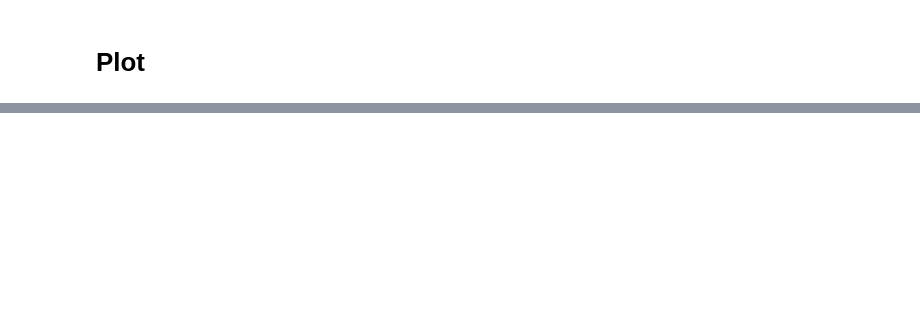
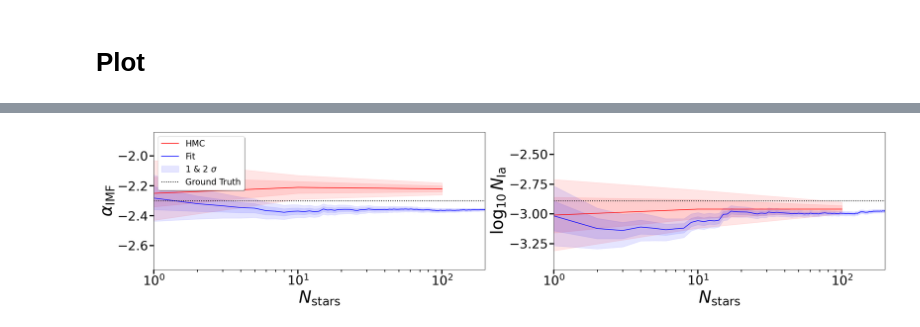
Before and after one commit to bGuenes/sbi_chemical_abundances, a Jupyter notebook: 05_alternative_yields.ipynb, the cells around one changed output, grey strips where cells are left out. Drawn from its saved outputs; the diff is of its cells as text; code cells hidden in the pictures; blank space fills up the shorter version.

```diff
--- a/05_alternative_yields.ipynb
+++ b/05_alternative_yields.ipynb
@@ -126,3 +144,14 @@ n_stars_plot(alpha_IMF_alt_obs, log10_N_Ia_alt_obs, global_params, "CHEMPY alter
+# %%
+n_stars_plot_comp2(
+    alpha_IMF_alt_obs,
+    log10_N_Ia_alt_obs,
+    global_params,
+    philcox,
+    "N_star_comp_alt",
+    stars,
+)
+# %% [output]
+[figure, added]
 # %%
 alpha_IMF_tng_obs = np.array(alpha_IMF_tng_obs)
 log10_N_Ia_tng_obs = np.array(log10_N_Ia_tng_obs)
```
Also changed, not shown: parts of 9 cells of this notebook, 15 other files.
